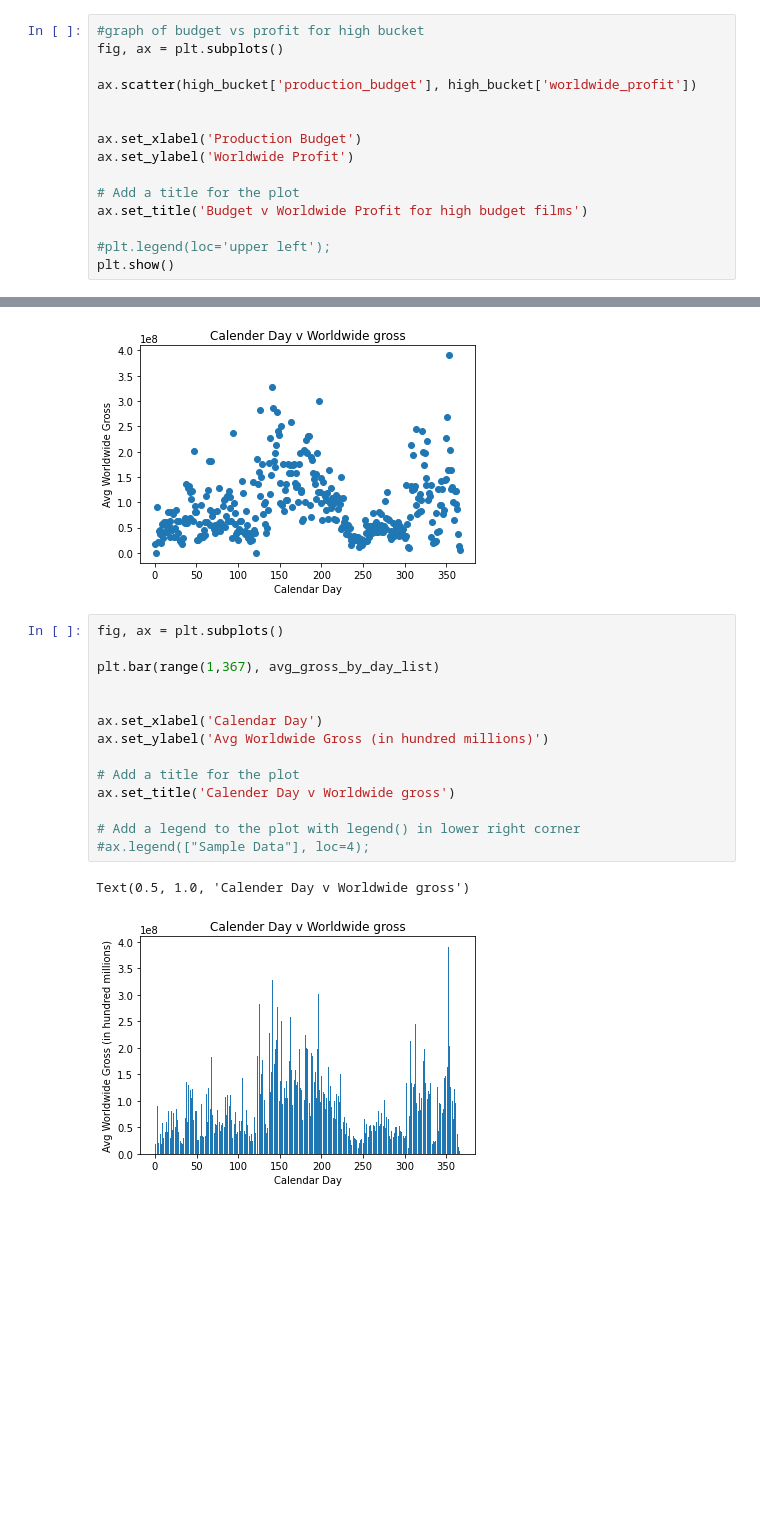
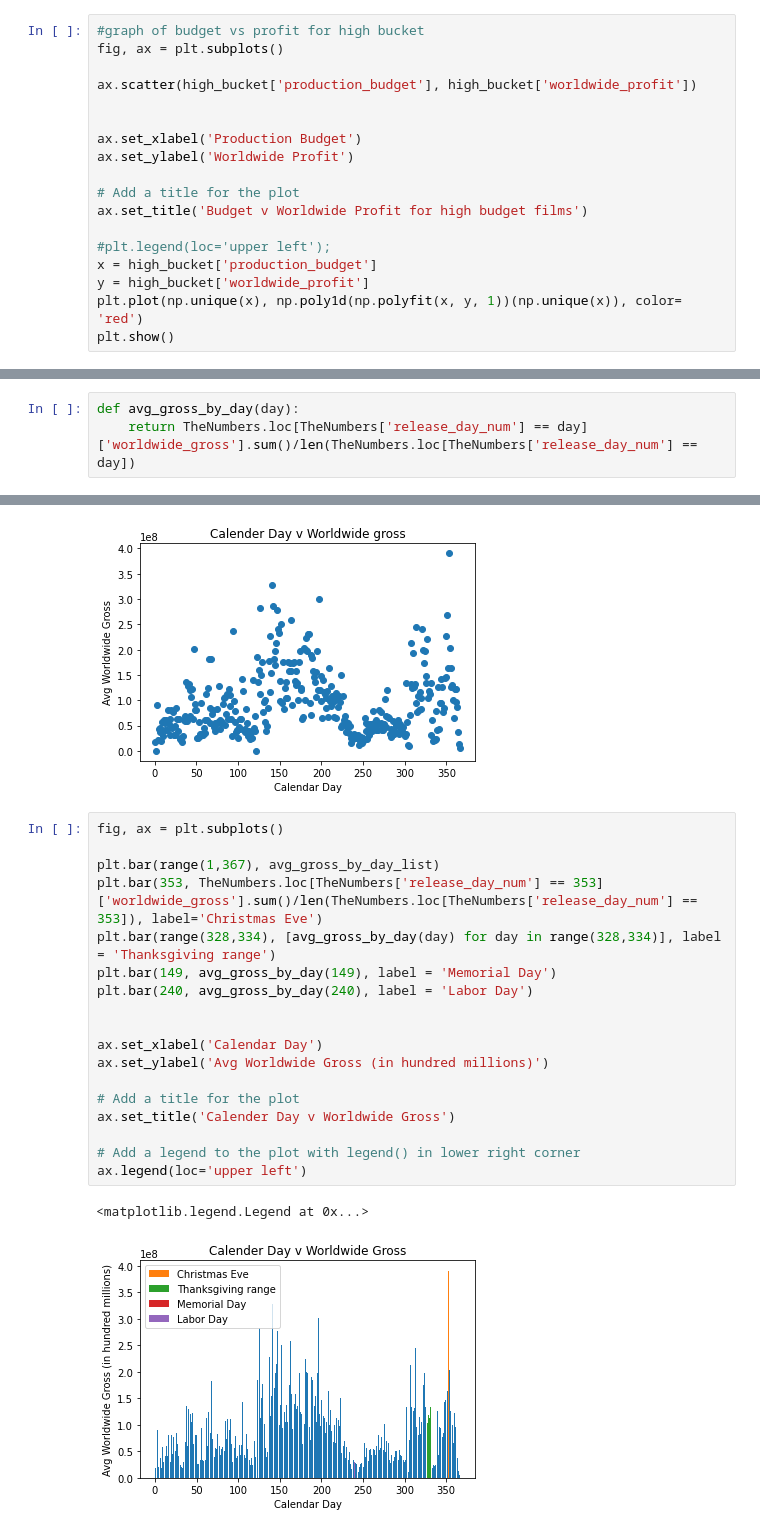
Before and after one commit to mitchallison2/Microsoft-Movie-Project, a Jupyter notebook: Matt's_Workbook.ipynb, the cells around one changed output, grey strips where cells are left out. Drawn from its saved outputs; the diff is of its cells as text; blank space fills up the shorter version.

```diff
--- a/Matt's_Workbook.ipynb
+++ b/Matt's_Workbook.ipynb
@@ -614,5 +620,8 @@ ax.set_ylabel('Worldwide Profit')
 ax.set_title('Budget v Worldwide Profit for high budget films')
 
 #plt.legend(loc='upper left');
+x = high_bucket['production_budget']
+y = high_bucket['worldwide_profit']
+plt.plot(np.unique(x), np.poly1d(np.polyfit(x, y, 1))(np.unique(x)), color= 'red')
 plt.show()
 # %% [output]
@@ -793,0 +833,3 @@ TheNumbers.loc[TheNumbers['release_day_num'] == 353]['worldwide_gross'].sum()/le
+# %%
+def avg_gross_by_day(day):
+    return TheNumbers.loc[TheNumbers['release_day_num'] == day]['worldwide_gross'].sum()/len(TheNumbers.loc[TheNumbers['release_day_num'] == day])
@@ -811,20 +857,24 @@ Text(0.5, 1.0, 'Calender Day v Worldwide gross')
 # %%
 fig, ax = plt.subplots()
 
 plt.bar(range(1,367), avg_gross_by_day_list)
+plt.bar(353, TheNumbers.loc[TheNumbers['release_day_num'] == 353]['worldwide_gross'].sum()/len(TheNumbers.loc[TheNumbers['release_day_num'] == 353]), label='Christmas Eve')
+plt.bar(range(328,334), [avg_gross_by_day(day) for day in range(328,334)], label = 'Thanksgiving range')
+plt.bar(149, avg_gross_by_day(149), label = 'Memorial Day')
+plt.bar(240, avg_gross_by_day(240), label = 'Labor Day')
 
 
 ax.set_xlabel('Calendar Day')
 ax.set_ylabel('Avg Worldwide Gross (in hundred millions)')
 
 # Add a title for the plot
-ax.set_title('Calender Day v Worldwide gross')
+ax.set_title('Calender Day v Worldwide Gross')
 
 # Add a legend to the plot with legend() in lower right corner
-#ax.legend(["Sample Data"], loc=4);
+ax.legend(loc='upper left')
 # %% [output]
-Text(0.5, 1.0, 'Calender Day v Worldwide gross')
+<matplotlib.legend.Legend at 0x...>
-[figure, old version]
+[figure, new version]
 # %%
 fig, ax = plt.subplots()
 
```
Also changed, not shown: parts of 17 cells of this notebook.
